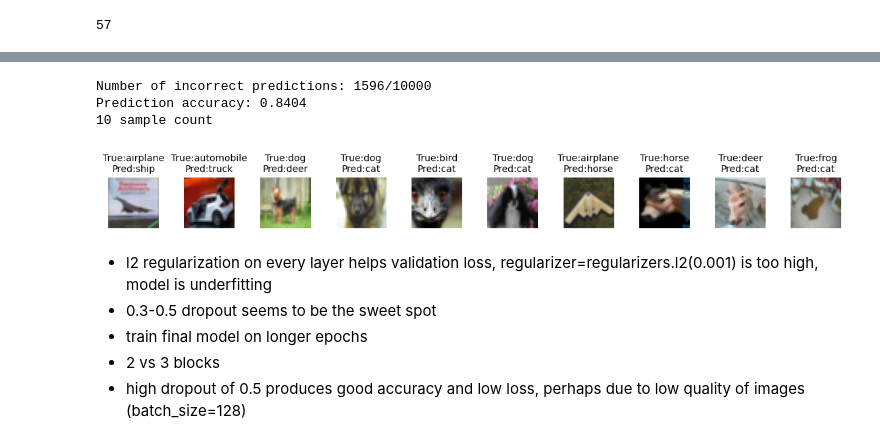
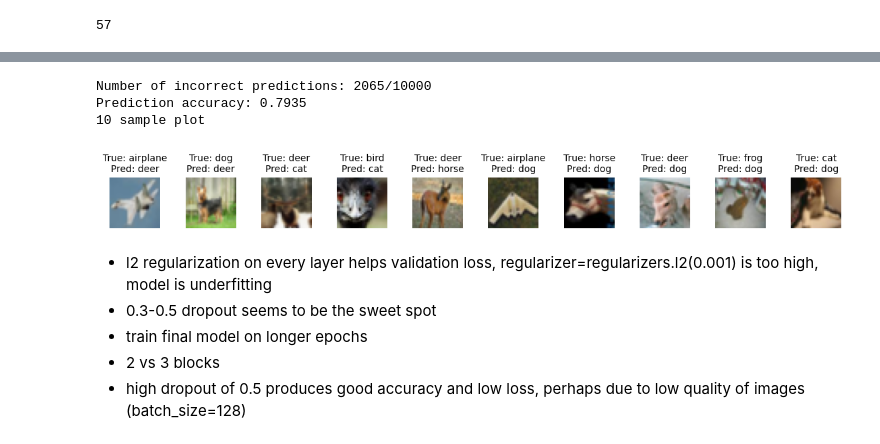
Before and after one commit to Crediteur/Jupyter-Notebooks, a Jupyter notebook: cifar10_Image_Classification/CM3015_Final_cifar10.ipynb, the cells around one changed output, grey strips where cells are left out. Saved outputs shown, nothing was run; the diff lists cells and outputs as text; code cells hidden in the pictures.

```diff
--- a/cifar10_Image_Classification/CM3015_Final_cifar10.ipynb
+++ b/cifar10_Image_Classification/CM3015_Final_cifar10.ipynb
@@ -72,7 +81,7 @@ show_sample(X_train[1], y_train[1][0])
 [figure]
 # %%
 # plot multiple images from cifar10 dataset as subplots
-def show_multi(samples=X_train[0:8], labels=[6,9,9,4,1,1,2,7], pred_labels=None):
+def plot_multi_sample(samples=X_train[0:8], labels=[6,9,9,4,1,1,2,7], pred_labels=None):
     length = len(samples)
 
     # create horizontal figure with subplots
@@ -98,8 +107,8 @@ def show_multi(samples=X_train[0:8], labels=[6,9,9,4,1,1,2,7], pred_labels=None)
         plt.imshow(samples[i])
 
     # display sample count and show plot
-    print(f'{length} sample count')
+    print(f'{length} sample plot')
     plt.show()
 
-show_multi(X_train[30:42], [y[0] for y in y_train[30:42]])
+plot_multi_sample(X_train[30:42], [y[0] for y in y_train[30:42]])
 # %% [output]
@@ -247,6 +348,6 @@ def plotmodelhistory(history):
 # %%
 N_EPOCHS = 100
-BATCH_SIZE = 64
+BATCH_SIZE = 32
 
 
 history = model.fit(x_partial, y_partial,
@@ -825,7 +1011,7 @@ print(np.argmin(history_h.history['val_loss']))
 [figure]
 57
 # %%
-def conv2d_model3(blocks=1, dropout=None, optimizer='rmsprop', regularizer=None):
+def conv2d_with_reg(blocks=1, dropout=None, optimizer='rmsprop', regularizer=None):
     model = models.Sequential()
 
     # block 1
@@ -851,7 +1037,7 @@ def conv2d_model3(blocks=1, dropout=None, optimizer='rmsprop', regularizer=None)
     # head
     model.add(layers.Flatten())
     model.add(layers.Dense(64 * np.power(2,blocks-1), activation='relu',kernel_regularizer=regularizer))
-    if dropout: model.add(layers.Dropout(0.5))
+    if dropout: model.add(layers.Dropout(dropout))
     model.add(layers.Dense(10, activation='softmax'))
 
     # hyperparameter functions
@@ -864,6 +1050,6 @@ def conv2d_model3(blocks=1, dropout=None, optimizer='rmsprop', regularizer=None)
 regularizer = regularizers.l2(0.0001)
 optimizer = optimizers.RMSprop(learning_rate=0.0001, decay=1e-6)
 
-model_i = conv2d_model3(blocks=3, dropout=0.5, optimizer=optimizer, regularizer=regularizer)
+model_i = conv2d_with_reg(blocks=2, dropout=0.5, optimizer=optimizer, regularizer=regularizer)
 model_i.summary()
 # %% [output]
@@ -933,17 +1103,17 @@ y_pred = np.argmax(y_pred, axis=1)
 # %%
 errors = np.sum(y_pred != y_test)
 errors_index = np.where(y_pred != y_test)[0]
 test_samples = len(y_pred)
 
 print(f'Number of incorrect predictions: {errors}/{test_samples}')
 print(f'Prediction accuracy: {1-errors/test_samples}')
 
-show_multi(X_test[errors_index][:10], y_test[errors_index][:10].ravel(), y_pred[errors_index][:10])
+plot_multi_sample(X_test[errors_index][:10], y_test[errors_index][:10].ravel(), y_pred[errors_index][:10])
 # %% [output]
-Number of incorrect predictions: 1596/10000
-Prediction accuracy: 0.8404
-10 sample count
+Number of incorrect predictions: 2065/10000
+Prediction accuracy: 0.7935
+10 sample plot
-[figure, old version]
+[figure, new version]
 # %% [markdown]
 - l2 regularization on every layer helps validation loss, regularizer=regularizers.l2(0.001) is too high, model is underfitting
 - 0.3-0.5 dropout seems to be the sweet spot
```
Also changed, not shown: parts of 87 cells of this notebook.
